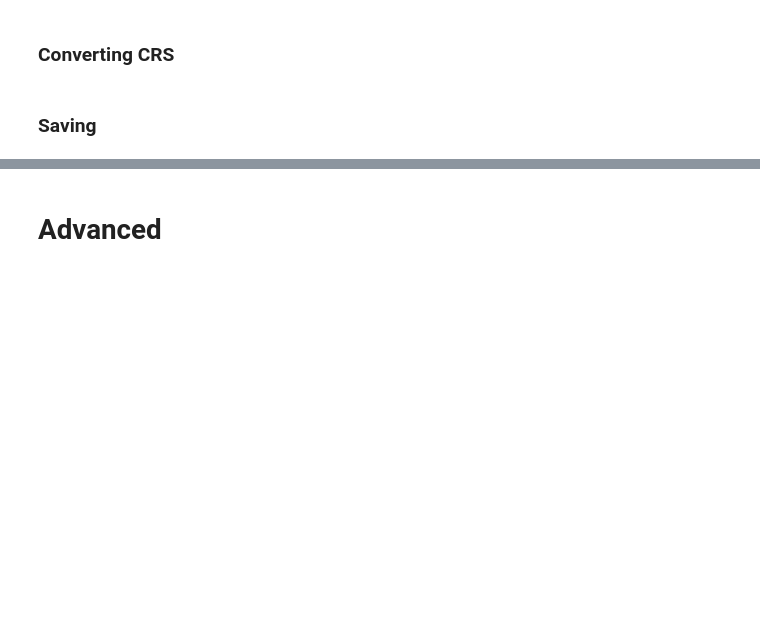
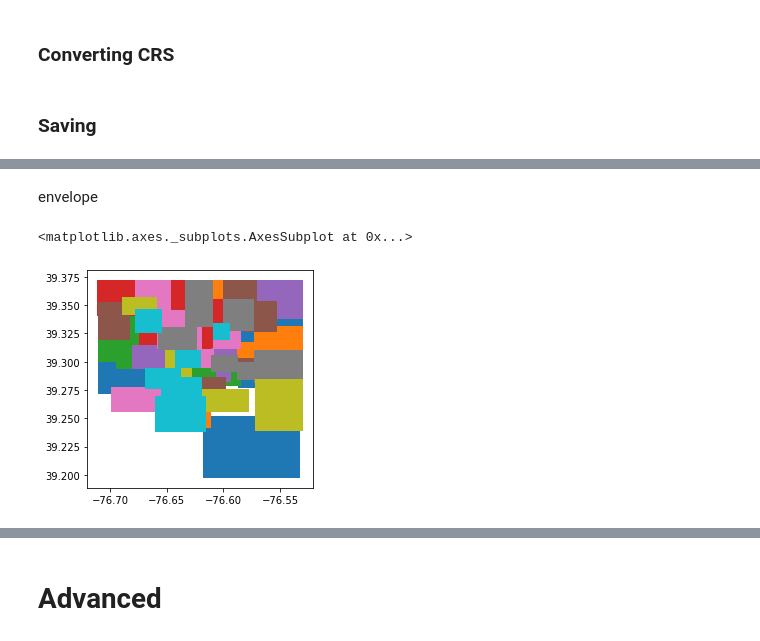
Before and after one commit to karpatic/dataplay, a Jupyter notebook: notebooks/03_Map_Basics_Intake_and_Operations.ipynb, the cells around one changed output, grey strips where cells are left out. Cells and saved outputs as stored; diff of their text form; code cells hidden in the pictures; blank space fills up the shorter version.

```diff
--- a/notebooks/03_Map_Basics_Intake_and_Operations.ipynb
+++ b/notebooks/03_Map_Basics_Intake_and_Operations.ipynb
@@ -609,0 +630,9 @@ gdf = gpd.read_file(filename+'.shp')
+# %% [markdown]
+envelope
+# %%
+newcsa = csa.copy()
+newcsa['geometry'] = csa.envelope
+newcsa.plot(column='CSA2010' )
+# %% [output]
+<matplotlib.axes._subplots.AxesSubplot at 0x...>
+[figure, added]
```
Also changed, not shown: parts of 22 cells of this notebook, 19 other files.
